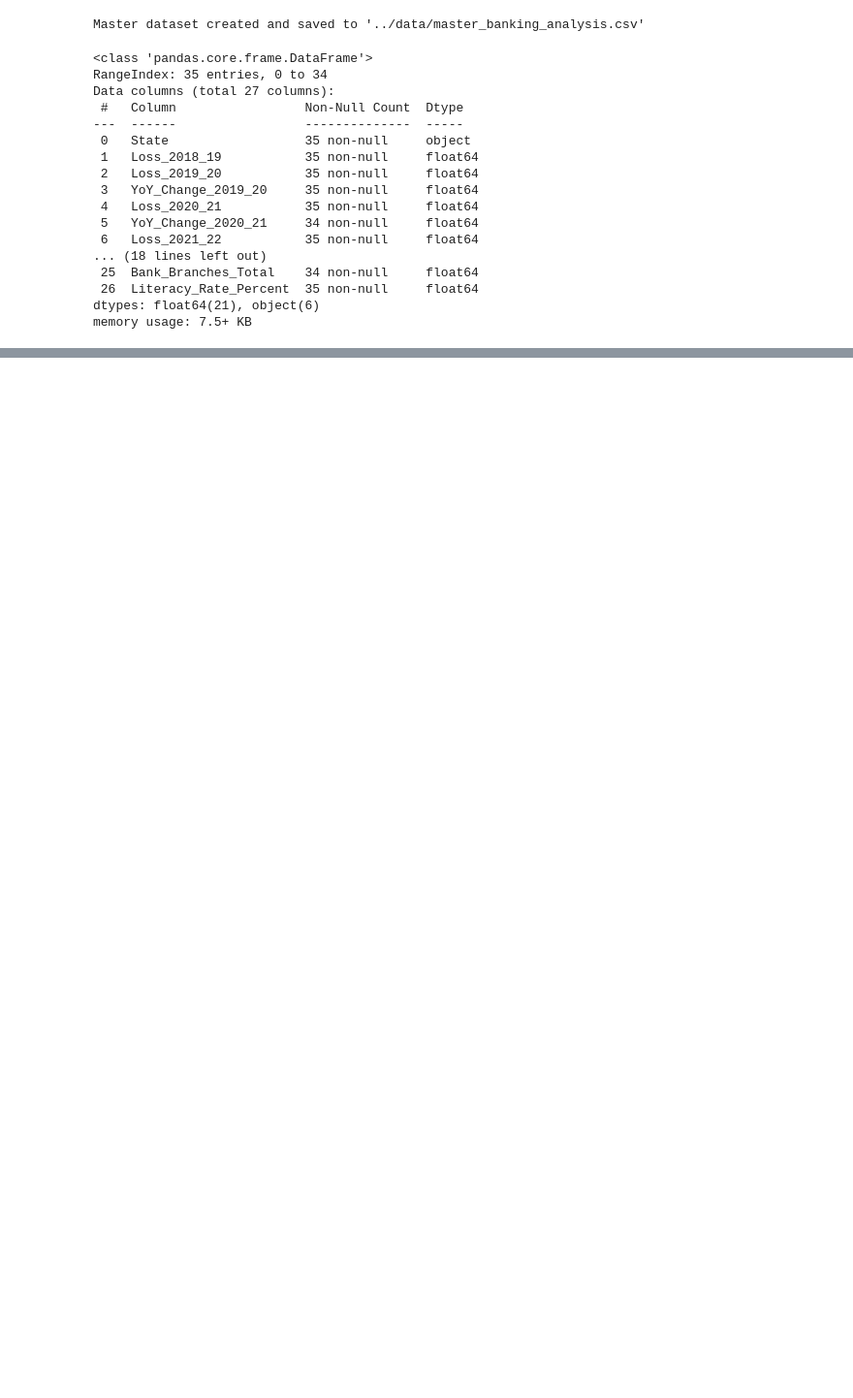
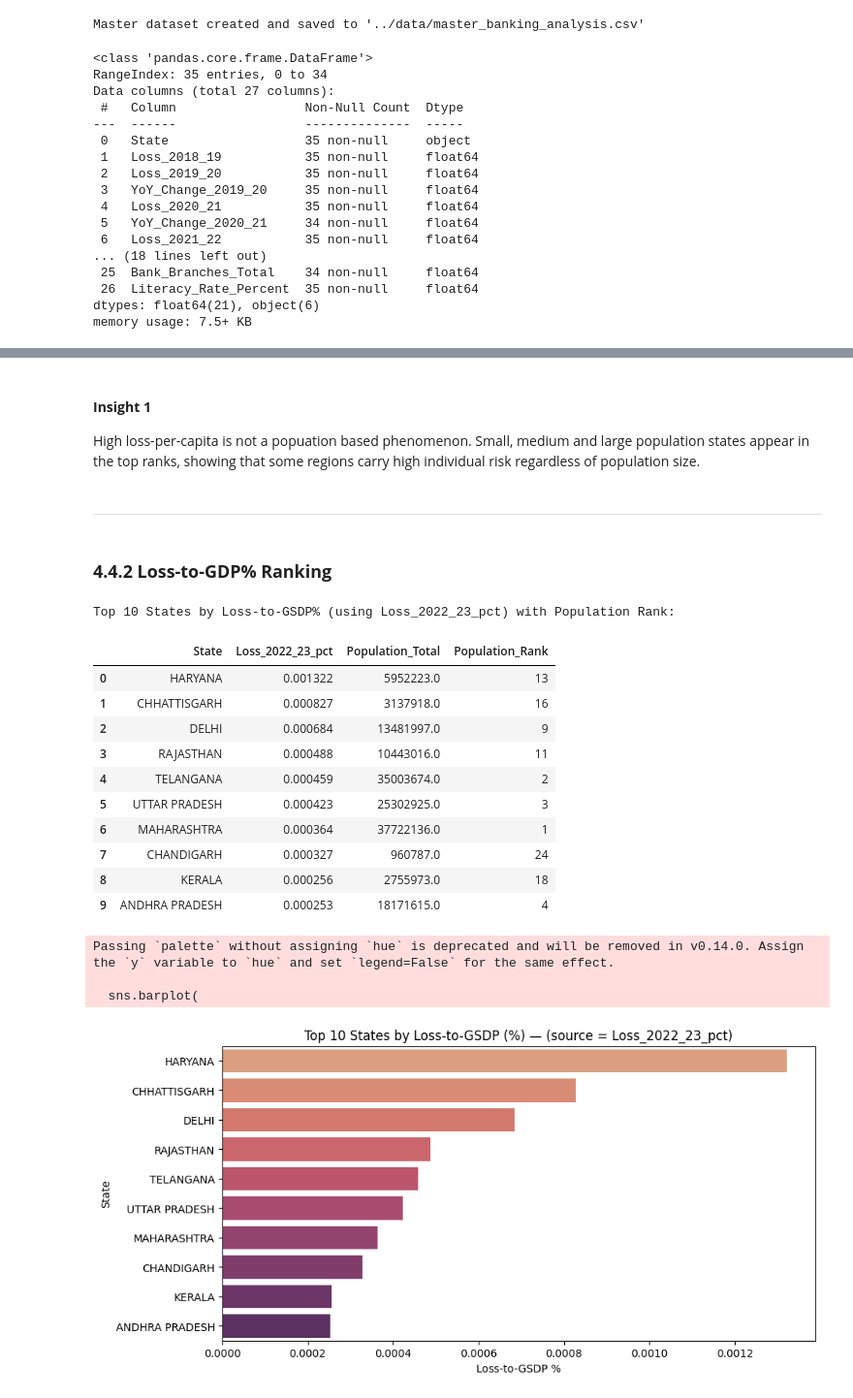
Before and after one commit to Krist-ine/banking_loss_analysis, a Jupyter notebook: notebooks/04_enriched_EDA.ipynb, the cells around one changed output, grey strips where cells are left out. Shown at 97% size. Cells and saved outputs as stored; diff of their text form; code cells hidden in the pictures; blank space fills up the shorter version.

```diff
--- a/notebooks/04_enriched_EDA.ipynb
+++ b/notebooks/04_enriched_EDA.ipynb
@@ -347,0 +314,53 @@ None
+# %% [markdown]
+#### **Insight 1**
+High loss-per-capita is not a popuation based phenomenon. Small, medium and large population states appear in the top ranks, showing that some regions carry high individual risk regardless of population size.
+# %% [markdown]
+-----------------------------------------------------------------------------------------------------------
+# %% [markdown]
+### **4.4.2 Loss-to-GDP% Ranking**
+# %%
+
+top10_gsdp = (
+    df_master[['State', 'Loss_2022_23_pct', 'Population_Total'] ]
+    .sort_values('Loss_2022_23_pct', ascending=False)
+    .head(10)
+    .copy()
+)
+
+
+df_master['Population_Total'] = df_master['Population_Total'].fillna(0)
+df_master['Population_Rank'] = df_master['Population_Total'].rank(ascending=False, method='min').astype('Int64')
+
+top10_gsdp = top10_gsdp.merge(df_master[['State','Population_Rank']], on='State', how='left')
+
+print("Top 10 States by Loss-to-GSDP% (using Loss_2022_23_pct) with Population Rank:")
+display(top10_gsdp)
+
+plt.figure(figsize=(10,5))
+sns.barplot(
+    data=top10_gsdp.sort_values('Loss_2022_23_pct', ascending=False),
+    x='Loss_2022_23_pct',
+    y='State',
+    palette='flare'
+)
+plt.title('Top 10 States by Loss-to-GSDP (%) — (source = Loss_2022_23_pct)')
+plt.xlabel('Loss-to-GSDP %')
+plt.ylabel('State')
+plt.show()
+# %% [output]
+Top 10 States by Loss-to-GSDP% (using Loss_2022_23_pct) with Population Rank:
+|  | State | Loss_2022_23_pct | Population_Total | Population_Rank |
+| 0 | HARYANA | 0.001322 | 5952223.0 | 13 |
+| 1 | CHHATTISGARH | 0.000827 | 3137918.0 | 16 |
+| 2 | DELHI | 0.000684 | 13481997.0 | 9 |
+| 3 | RAJASTHAN | 0.000488 | 10443016.0 | 11 |
+| 4 | TELANGANA | 0.000459 | 35003674.0 | 2 |
+| 5 | UTTAR PRADESH | 0.000423 | 25302925.0 | 3 |
+| 6 | MAHARASHTRA | 0.000364 | 37722136.0 | 1 |
+| 7 | CHANDIGARH | 0.000327 | 960787.0 | 24 |
+| 8 | KERALA | 0.000256 | 2755973.0 | 18 |
+| 9 | ANDHRA PRADESH | 0.000253 | 18171615.0 | 4 |
+Passing `palette` without assigning `hue` is deprecated and will be removed in v0.14.0. Assign the `y` variable to `hue` and set `legend=False` for the same effect.
+
+  sns.barplot(
+[figure, added]
```
Also changed, not shown: parts of 110 cells of this notebook, 2 other files.
